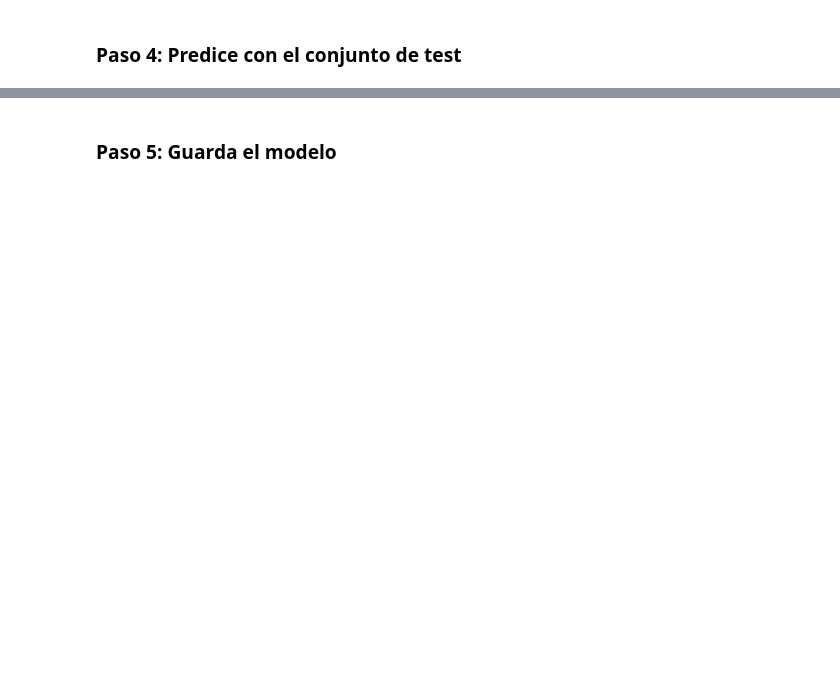
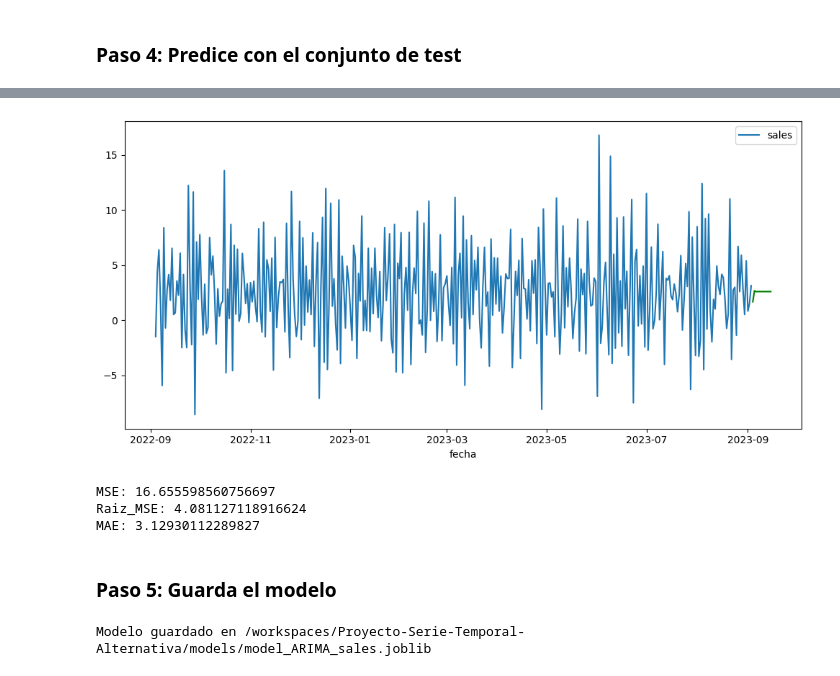
Before and after one commit to Jairo-Almanza/Proyecto-Serie-Temporal-Alternativa, a Jupyter notebook: src/explore.ipynb, the cells around one changed output, grey strips where cells are left out. Drawn from its saved outputs; the diff is of its cells as text; code cells hidden in the pictures; blank space fills up the shorter version.

Commit message:
Proyecto completado en su totalidad

```diff
--- a/src/explore.ipynb
+++ b/src/explore.ipynb
@@ -203,0 +207,4 @@ plt.show()
+# %%
+ts_stationary = total_sales.diff().dropna()
+
+test_stationarity(ts_stationary)
@@ -203,0 +242,5 @@ plt.show()
+# %%
+import pmdarima
+from pmdarima import auto_arima
+
+model = auto_arima(ts_stationary, seasonal = True, trace = True, m = 12)
@@ -204,2 +287,5 @@ plt.show()
 # %% [markdown]
 ### Paso 4: Predice con el conjunto de test
+# %%
+forecast = model.predict(12)
+forecast
@@ -206,2 +306,39 @@ plt.show()
+# %%
+import matplotlib.pyplot as plt
+
+fig, axis = plt.subplots(figsize = (10, 5))
+
+sns.lineplot(data = ts_stationary)
+sns.lineplot(data = forecast, c = "green")
+
+plt.tight_layout()
+
+plt.show()
+# %% [output]
+[figure, added]
+# %%
+y_true = np.array([X_test])  # df de valores reales
+y_pred = np.array([forecast])  # df de valores predichos
+
+mse = np.mean((y_true - y_pred) ** 2)
+print("MSE:", mse)
+
+raiz_mse = np.sqrt(mse)
+print("Raiz_MSE:", raiz_mse)
+
+mae = np.mean(np.abs(y_true - y_pred))
+print("MAE:", mae)
+# %% [output]
+MSE: 16.655598560756697
+Raiz_MSE: 4.081127118916624
+MAE: 3.12930112289827
 # %% [markdown]
 ### Paso 5: Guarda el modelo
+# %%
+model_path = '/workspaces/Proyecto-Serie-Temporal-Alternativa/models/model_ARIMA_sales.joblib'
+# Save the model
+joblib.dump(model, model_path)
+
+print(f"Modelo guardado en {model_path}")
+# %% [output]
+Modelo guardado en /workspaces/Proyecto-Serie-Temporal-Alternativa/models/model_ARIMA_sales.joblib
```
Also changed, not shown: parts of 8 cells of this notebook, 1 other file.
